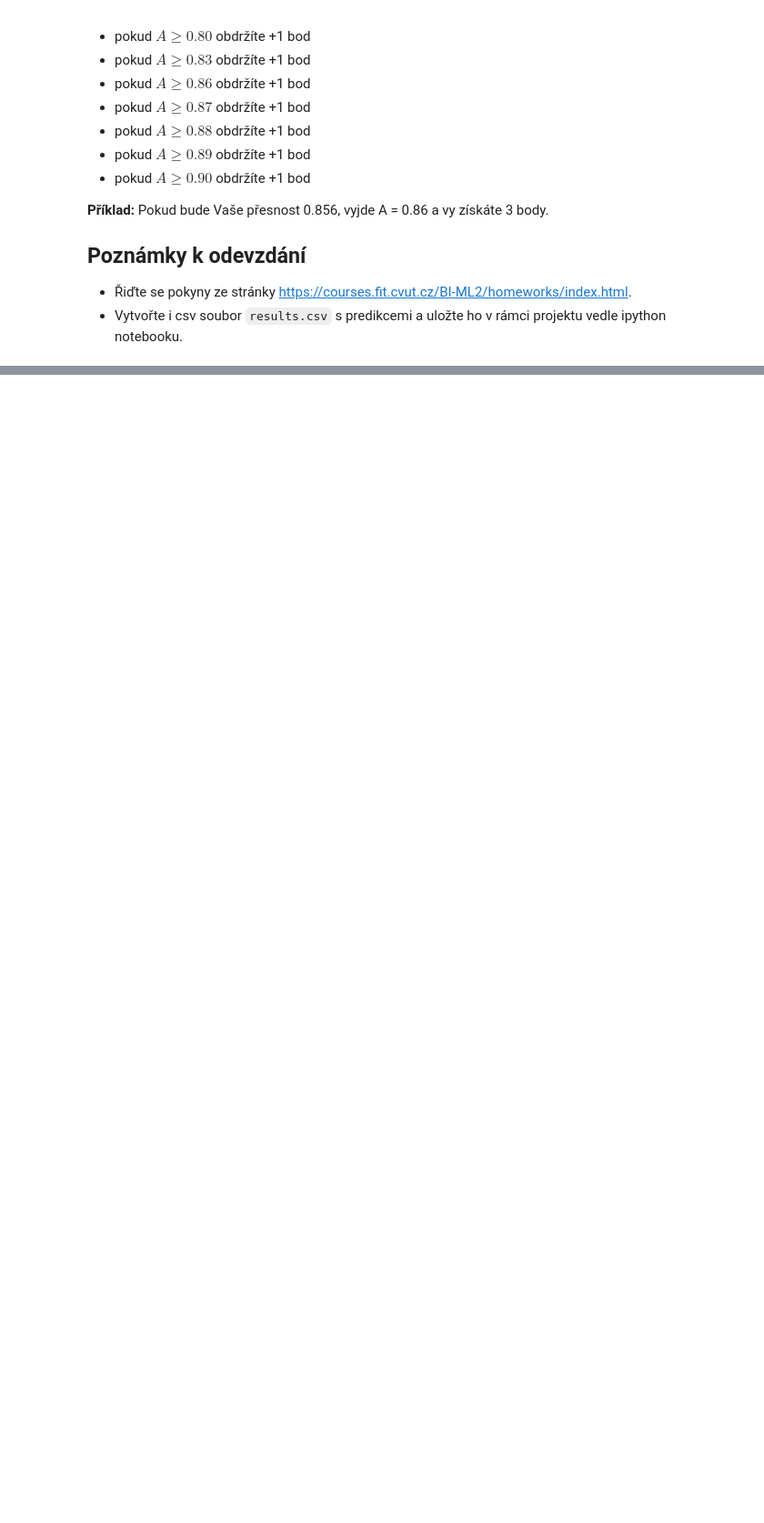
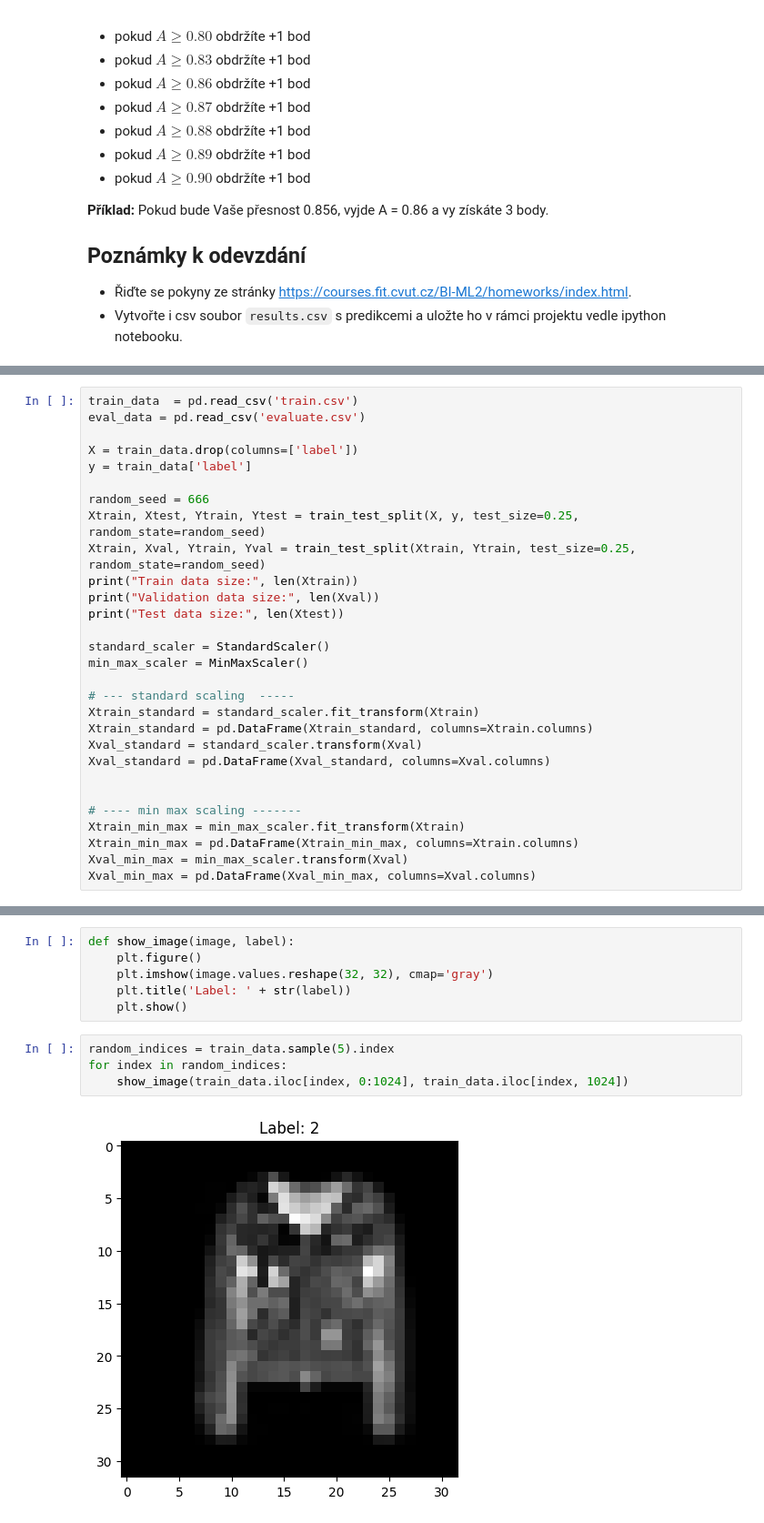
Before and after one commit to xsenyaaax/bi-ml2-2024, a Jupyter notebook: HW02/homework_02_B232.ipynb, the cells around one changed output, grey strips where cells are left out. Shown at 91% size. Saved outputs shown, nothing was run; the diff lists cells and outputs as text; blank space fills up the shorter version.

```diff
--- a/HW02/homework_02_B232.ipynb
+++ b/HW02/homework_02_B232.ipynb
@@ -74,0 +103,29 @@ Označíme-li $A$ přesnost, které jste dosáhli, zaokrouhlenou na 2 desetinná
+# %%
+train_data  = pd.read_csv('train.csv')
+eval_data = pd.read_csv('evaluate.csv')
+
+X = train_data.drop(columns=['label'])
+y = train_data['label']
+
+random_seed = 666
+Xtrain, Xtest, Ytrain, Ytest = train_test_split(X, y, test_size=0.25, random_state=random_seed)
+Xtrain, Xval, Ytrain, Yval = train_test_split(Xtrain, Ytrain, test_size=0.25, random_state=random_seed)
+print("Train data size:", len(Xtrain))
+print("Validation data size:", len(Xval))
+print("Test data size:", len(Xtest))
+
+standard_scaler = StandardScaler()
+min_max_scaler = MinMaxScaler()
+
+# --- standard scaling  -----
+Xtrain_standard = standard_scaler.fit_transform(Xtrain)
+Xtrain_standard = pd.DataFrame(Xtrain_standard, columns=Xtrain.columns)
+Xval_standard = standard_scaler.transform(Xval)
+Xval_standard = pd.DataFrame(Xval_standard, columns=Xval.columns)
+
+
+# ---- min max scaling -------
+Xtrain_min_max = min_max_scaler.fit_transform(Xtrain)
+Xtrain_min_max = pd.DataFrame(Xtrain_min_max, columns=Xtrain.columns)
+Xval_min_max = min_max_scaler.transform(Xval)
+Xval_min_max = pd.DataFrame(Xval_min_max, columns=Xval.columns)
@@ -74,0 +168,12 @@ Označíme-li $A$ přesnost, které jste dosáhli, zaokrouhlenou na 2 desetinná
+# %%
+def show_image(image, label):
+    plt.figure()
+    plt.imshow(image.values.reshape(32, 32), cmap='gray')
+    plt.title('Label: ' + str(label))
+    plt.show()
+# %%
+random_indices = train_data.sample(5).index
+for index in random_indices:
+    show_image(train_data.iloc[index, 0:1024], train_data.iloc[index, 1024])
+# %% [output]
+[figure, added]
```
Also changed, not shown: parts of 48 cells of this notebook.
